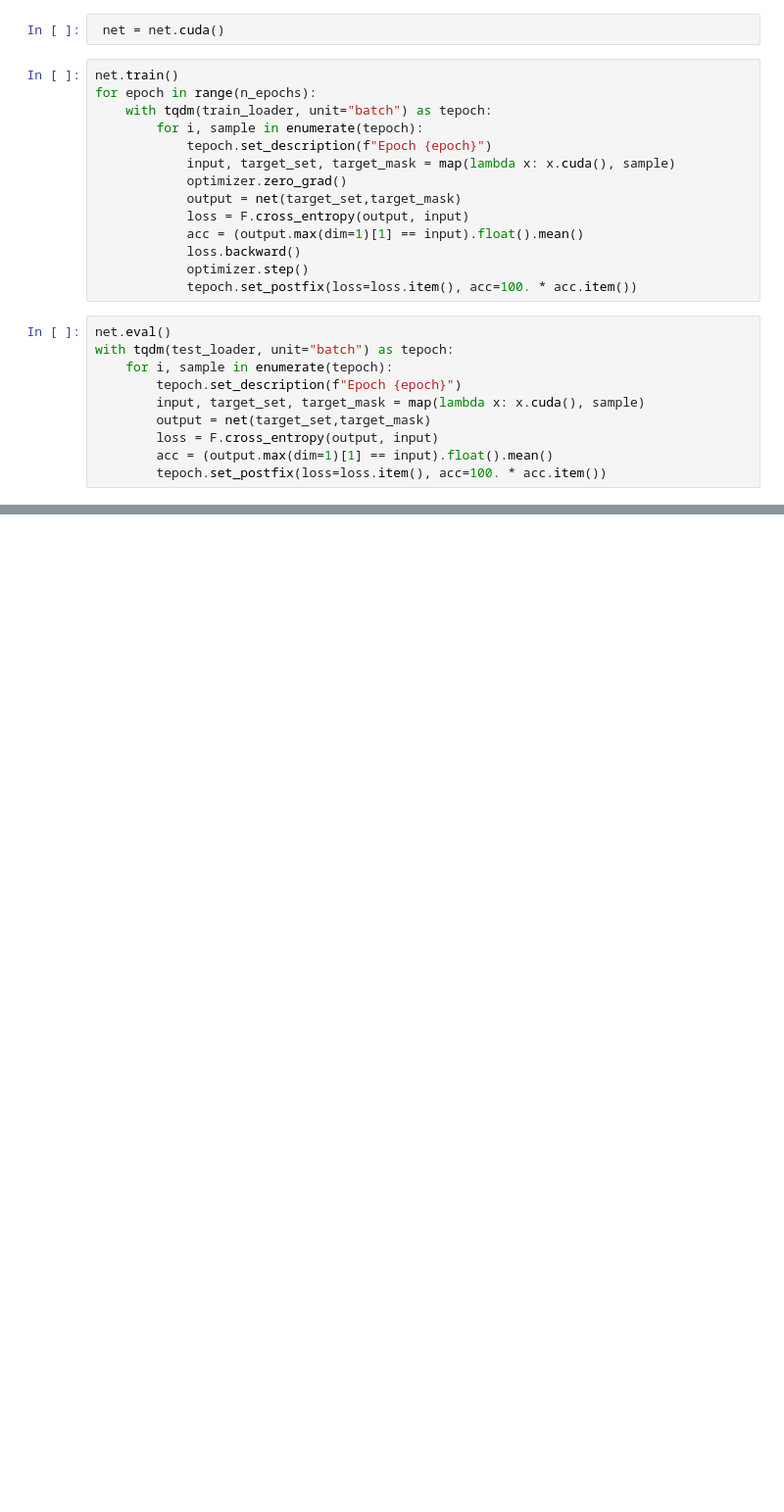
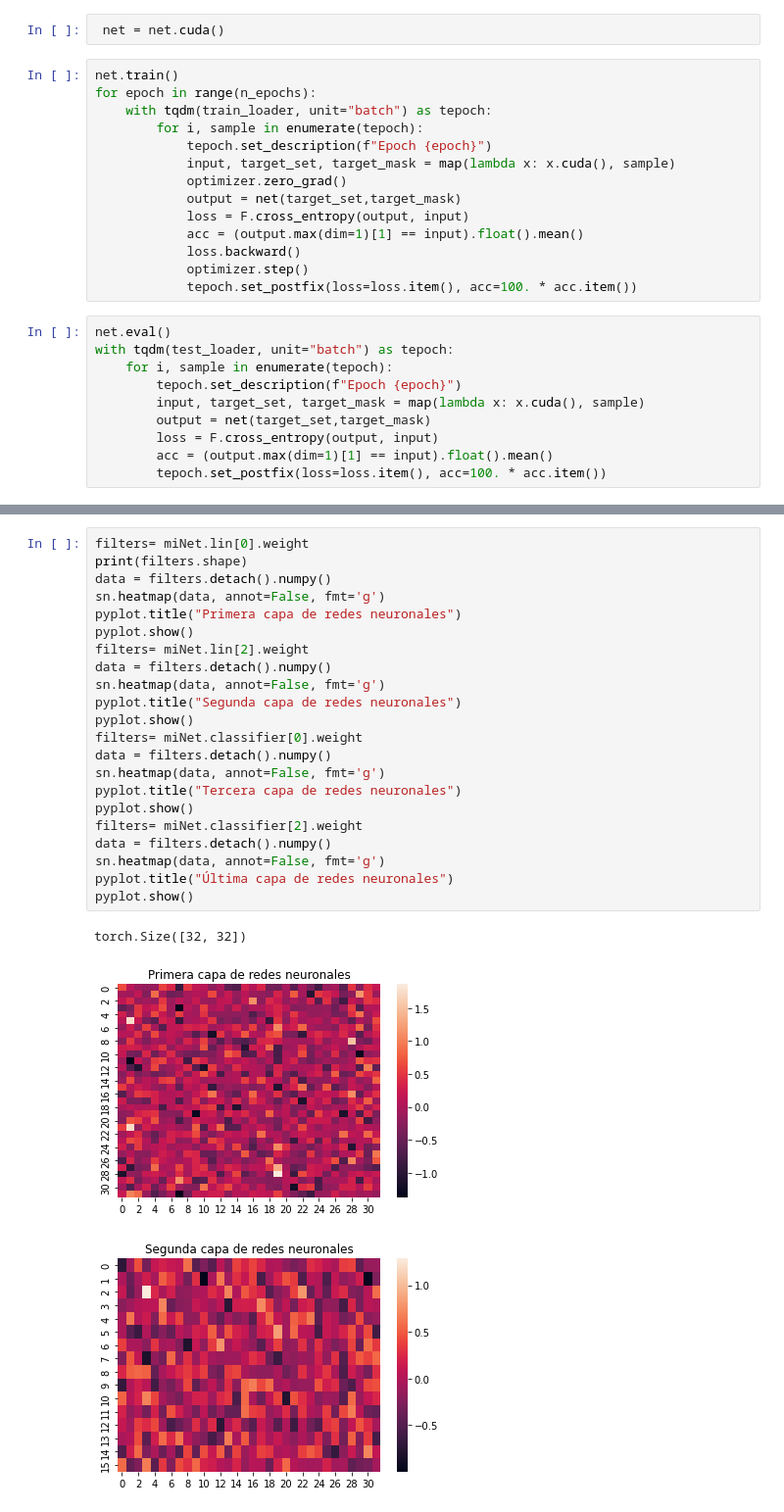
Before and after one commit to AhmedBegggaUA/SetXAI, a Jupyter notebook: src/Clasificador_DeepSet.ipynb, the cells around one changed output, grey strips where cells are left out. Shown at 98% size. Drawn from its saved outputs; the diff is of its cells as text; blank space fills up the shorter version.

```diff
--- a/src/Clasificador_DeepSet.ipynb
+++ b/src/Clasificador_DeepSet.ipynb
@@ -80,0 +152,26 @@ with tqdm(test_loader, unit="batch") as tepoch:
+# %%
+filters= miNet.lin[0].weight
+print(filters.shape)
+data = filters.detach().numpy()
+sn.heatmap(data, annot=False, fmt='g')
+pyplot.title("Primera capa de redes neuronales")
+pyplot.show()
+filters= miNet.lin[2].weight
+data = filters.detach().numpy()
+sn.heatmap(data, annot=False, fmt='g')
+pyplot.title("Segunda capa de redes neuronales")
+pyplot.show()
+filters= miNet.classifier[0].weight
+data = filters.detach().numpy()
+sn.heatmap(data, annot=False, fmt='g')
+pyplot.title("Tercera capa de redes neuronales")
+pyplot.show()
+filters= miNet.classifier[2].weight
+data = filters.detach().numpy()
+sn.heatmap(data, annot=False, fmt='g')
+pyplot.title("Última capa de redes neuronales")
+pyplot.show()
+# %% [output]
+torch.Size([32, 32])
+[figure, added]
+[figure, added]
```
Also changed, not shown: parts of 27 cells of this notebook, 11 other files.
